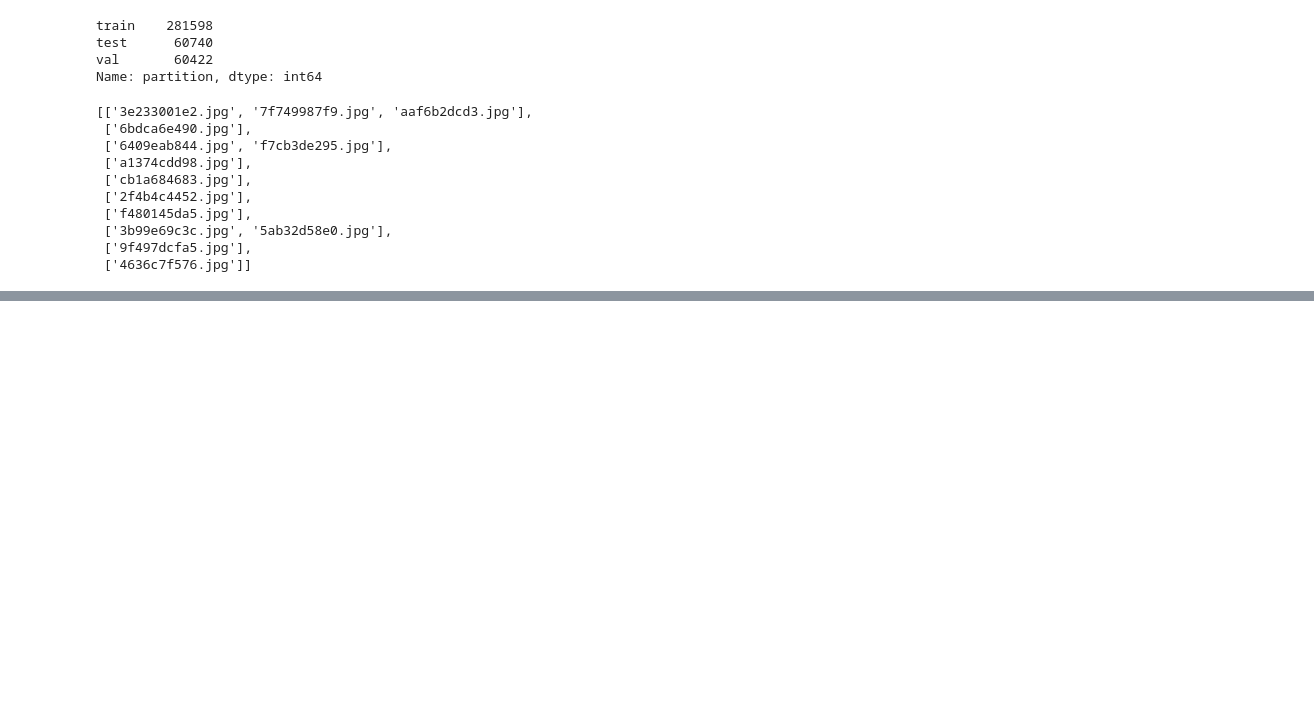
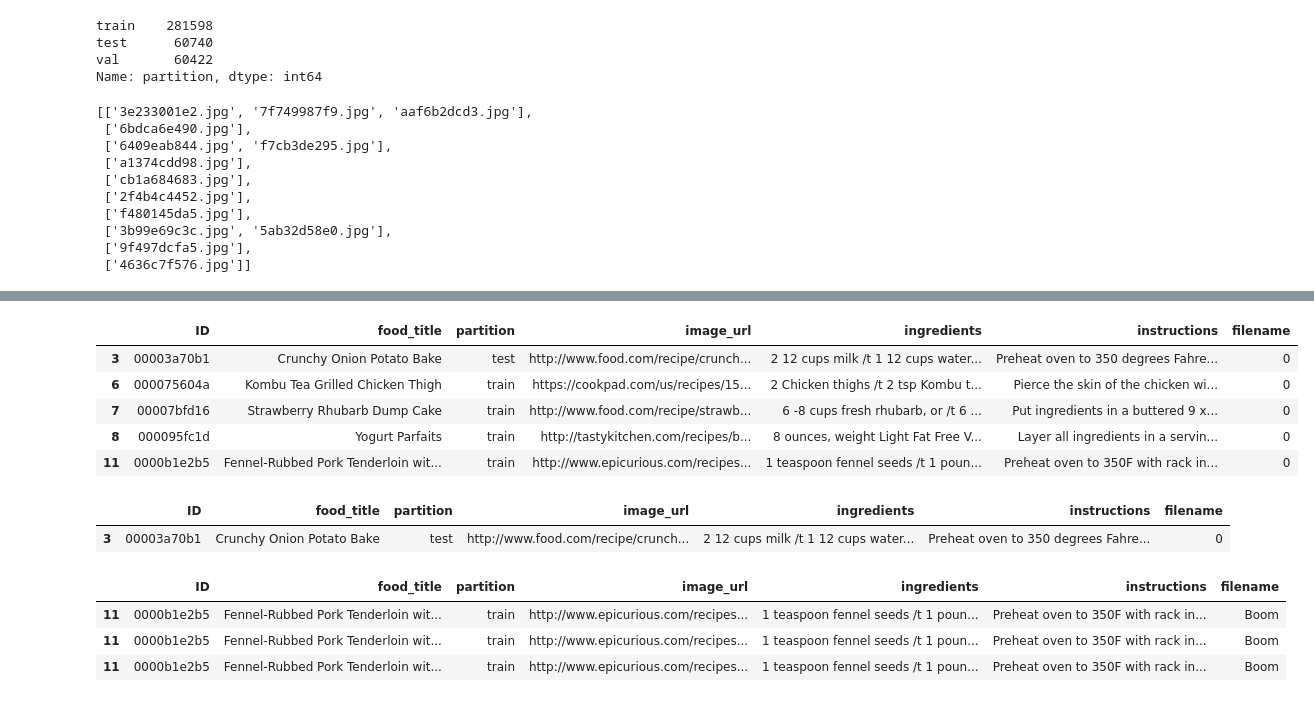
Before and after one commit to ashikshafi08/Recipe1M, a Jupyter notebook: Recipe_1M_Exploration.ipynb, the cells around one changed output, grey strips where cells are left out. Saved outputs shown, nothing was run; the diff lists cells and outputs as text; code cells hidden in the pictures; blank space fills up the shorter version.

```diff
--- a/Recipe_1M_Exploration.ipynb
+++ b/Recipe_1M_Exploration.ipynb
@@ -17,6 +17,6 @@ val_tar = tarfile.open(val_tar_path)
 val_tar.extractall('/content/drive/MyDrive/Recipe_1M/val/')
 val_tar.close()
 # %%
-import json
-with open('/content/layer1.json' , 'r') as file:
+# Loading in the json file 2
+with open('/content/drive/MyDrive/Recipe_1M/layer1.json' , 'r') as file:
   data_1 = json.load(file)
@@ -305,7 +301,7 @@ data1_df.head()
 | 3 | 00003a70b1 | Crunchy Onion Potato Bake | test | http://www.food.com/recipe/crunch... | 2 12 cups milk /t 1 12 cups water... | Preheat oven to 350 degrees Fahre... |
 | 4 | 00004320bb | Cool 'n Easy Creamy Watermelon Pie | train | http://www.food.com/recipe/cool-n... | 1 (3 ounce) package watermelon ge... | Dissolve Jello in boiling water. ... |
 # %%
-pd.set_option('display.max_colwidth', None)
+#pd.set_option('display.max_colwidth', None)
 # %%
 data1_df.head()
 # %% [output]
@@ -494,0 +495,4 @@ lst_id[:10]
+# %%
+# Making a copy of the dataframe
+df = filtered_df.copy()
+r = filtered_df.copy()
@@ -494,0 +543,10 @@ lst_id[:10]
+# %%
+r['filename']= 0
+r.head()
+# %% [output]
+|  | ID | food_title | partition | image_url | ingredients | instructions | filename |
+| 3 | 00003a70b1 | Crunchy Onion Potato Bake | test | http://www.food.com/recipe/crunch... | 2 12 cups milk /t 1 12 cups water... | Preheat oven to 350 degrees Fahre... | 0 |
+| 6 | 000075604a | Kombu Tea Grilled Chicken Thigh | train | https://cookpad.com/us/recipes/15... | 2 Chicken thighs /t 2 tsp Kombu t... | Pierce the skin of the chicken wi... | 0 |
+| 7 | 00007bfd16 | Strawberry Rhubarb Dump Cake | train | http://www.food.com/recipe/strawb... | 6 -8 cups fresh rhubarb, or /t 6 ... | Put ingredients in a buttered 9 x... | 0 |
+| 8 | 000095fc1d | Yogurt Parfaits | train | http://tastykitchen.com/recipes/b... | 8 ounces, weight Light Fat Free V... | Layer all ingredients in a servin... | 0 |
+| 11 | 0000b1e2b5 | Fennel-Rubbed Pork Tenderloin wit... | train | http://www.epicurious.com/recipes... | 1 teaspoon fennel seeds /t 1 poun... | Preheat oven to 350F with rack in... | 0 |
@@ -494,0 +559,6 @@ lst_id[:10]
+# %%
+s= r.iloc[[0],]
+s
+# %% [output]
+|  | ID | food_title | partition | image_url | ingredients | instructions | filename |
+| 3 | 00003a70b1 | Crunchy Onion Potato Bake | test | http://www.food.com/recipe/crunch... | 2 12 cups milk /t 1 12 cups water... | Preheat oven to 350 degrees Fahre... | 0 |
@@ -494,0 +569,7 @@ lst_id[:10]
+# %%
+s
+# %% [output]
+|  | ID | food_title | partition | image_url | ingredients | instructions | filename |
+| 11 | 0000b1e2b5 | Fennel-Rubbed Pork Tenderloin wit... | train | http://www.epicurious.com/recipes... | 1 teaspoon fennel seeds /t 1 poun... | Preheat oven to 350F with rack in... | Boom |
+| 11 | 0000b1e2b5 | Fennel-Rubbed Pork Tenderloin wit... | train | http://www.epicurious.com/recipes... | 1 teaspoon fennel seeds /t 1 poun... | Preheat oven to 350F with rack in... | Boom |
+| 11 | 0000b1e2b5 | Fennel-Rubbed Pork Tenderloin wit... | train | http://www.epicurious.com/recipes... | 1 teaspoon fennel seeds /t 1 poun... | Preheat oven to 350F with rack in... | Boom |
```
Also changed, not shown: parts of 30 cells of this notebook.
